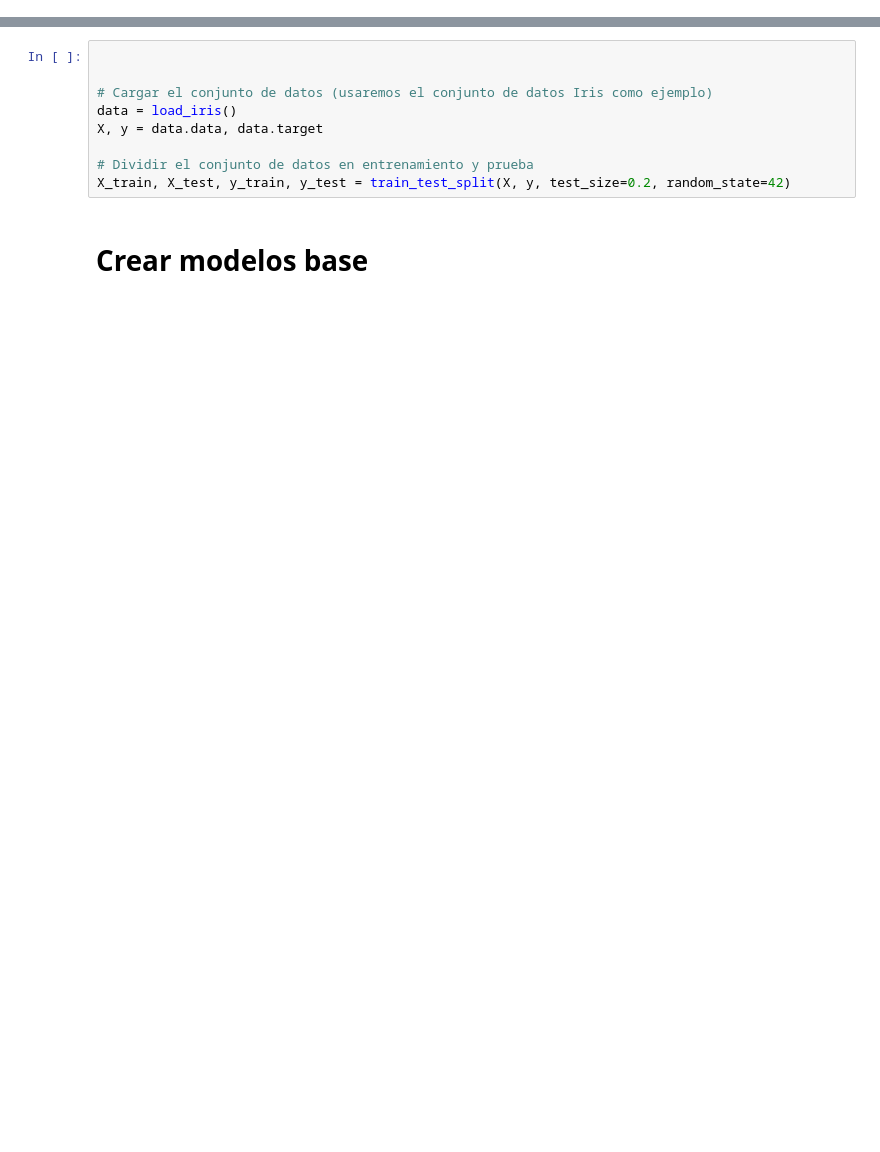
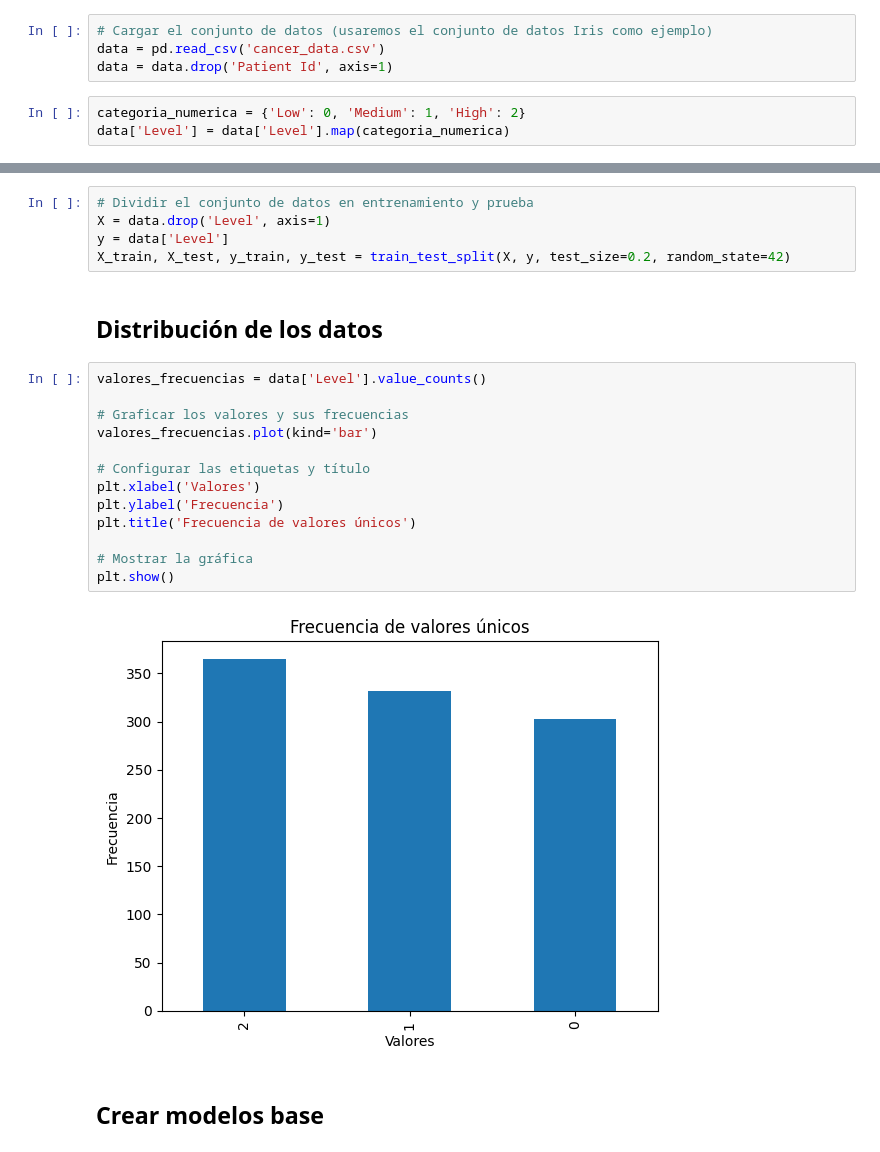
Before and after one commit to Aristondo01/Lab7_ModSim, a Jupyter notebook: Lab7.ipynb, the cells around one changed output, grey strips where cells are left out. Saved outputs shown, nothing was run; the diff lists cells and outputs as text; blank space fills up the shorter version.

```diff
--- a/Lab7.ipynb
+++ b/Lab7.ipynb
@@ -13,0 +18,7 @@ from sklearn.ensemble import VotingClassifier
+# %%
+# Cargar el conjunto de datos (usaremos el conjunto de datos Iris como ejemplo)
+data = pd.read_csv('cancer_data.csv')
+data = data.drop('Patient Id', axis=1)
+# %%
+categoria_numerica = {'Low': 0, 'Medium': 1, 'High': 2}
+data['Level'] = data['Level'].map(categoria_numerica)
@@ -14,14 +35,27 @@ from sklearn.ensemble import VotingClassifier
 # %%
-
-
-# Cargar el conjunto de datos (usaremos el conjunto de datos Iris como ejemplo)
-data = load_iris()
-X, y = data.data, data.target
-
 # Dividir el conjunto de datos en entrenamiento y prueba
+X = data.drop('Level', axis=1)
+y = data['Level']
 X_train, X_test, y_train, y_test = train_test_split(X, y, test_size=0.2, random_state=42)
+# %% [markdown]
+## Distribución de los datos
+# %%
+valores_frecuencias = data['Level'].value_counts()
+
+# Graficar los valores y sus frecuencias
+valores_frecuencias.plot(kind='bar')
+
+# Configurar las etiquetas y título
+plt.xlabel('Valores')
+plt.ylabel('Frecuencia')
+plt.title('Frecuencia de valores únicos')
+
+# Mostrar la gráfica
+plt.show()
+# %% [output]
+[figure, added]
 # %% [markdown]
-# Crear modelos base
+## Crear modelos base
 # %%
 
 logistic_model = LogisticRegression()
```
Also changed, not shown: parts of 13 cells of this notebook, 1 other file.
